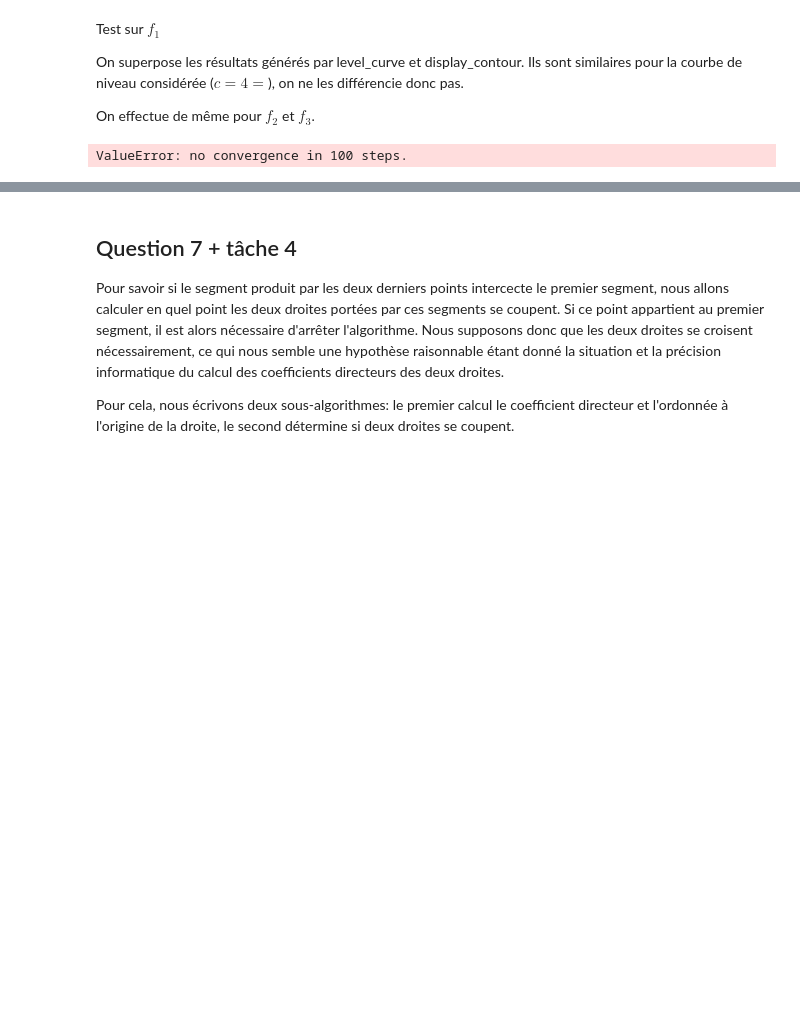
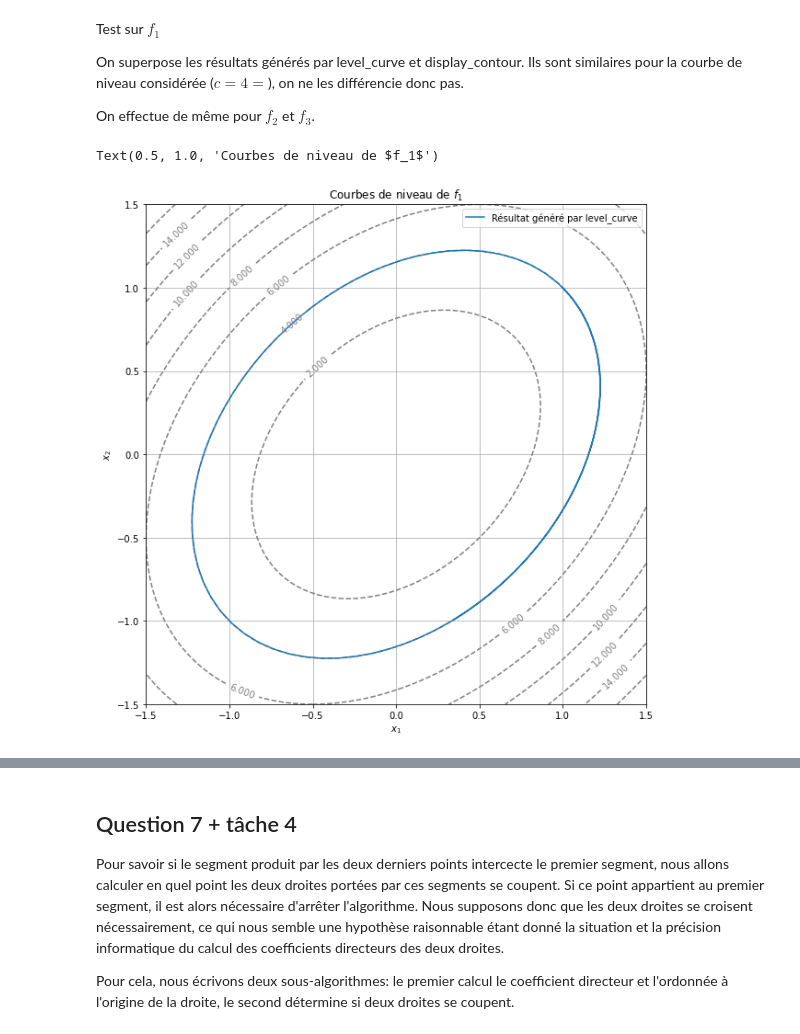
Before and after one commit to guillaume-rouy/projetm, a Jupyter notebook: Projet.ipynb, the cells around one changed output, grey strips where cells are left out. Drawn from its saved outputs; the diff is of its cells as text; code cells hidden in the pictures; blank space fills up the shorter version.

Commit message:
correction des visus graphiques de la question 6

```diff
--- a/Projet.ipynb
+++ b/Projet.ipynb
@@ -401,7 +401,7 @@ def level_curve(f, x0, y0, delta=0.1, N=1000, eps=eps):
         X=np.array([x,y])
         xc,yc=x,y
         J_F = J(F)
-        for i in range(100):
+        for i in range(1000):
             inv = np.linalg.inv(J_F(x,y))
             X = X - inv.dot(F(x,y))
             x,y = X[0], X[1]
@@ -409,13 +409,12 @@ def level_curve(f, x0, y0, delta=0.1, N=1000, eps=eps):
                 break
             xc, yc = x, y
         else:
-            raise ValueError(f"no convergence in 100 steps.")
+            raise ValueError(f"no convergence in {1000} steps.")
 
         xi,yi=x,y
         L.append([xi,yi])
     return L
 
-
 len(level_curve(f1, 1.0 , 1.0 ,delta=0.1, N=1000, eps=eps))
 # %% [output]
 1001
@@ -430,53 +429,30 @@ On effectue de même pour $f_2$ et $f_3$.
 # %%
 ##f1
 #On trace notre résultat
+c=4
+
 res = level_curve(f1, 1.0 , 1.0 ,delta=0.1, N=100, eps=eps)
 x1,y1=[],[]
 for truc in res:
     x1+=[truc[0]]
     y1+=[truc[1]]
 
 #On trace les ensembles de niveaux
 levels=10
 x2=np.linspace(-1.5, 1.5, 100)
 y2=np.linspace(-1.5, 1.5, 100)
 X, Y = np.meshgrid(x2, y2)
 Z = f1(X, Y)
 fig, ax = plt.subplots()
 contour_set = plt.contour( X, Y, Z, colors="grey", linestyles="dashed", levels=levels, label='Résultat généré par display_contour')
 ax.clabel(contour_set)
 plt.grid(True)
 plt.xlabel("$x_1$")
 plt.ylabel("$x_2$")
 plt.gca().set_aspect("equal")
 plt.plot(x1,y1, label='Résultat généré par level_curve')
 plt.legend()
 plt.title(f'Courbes de niveau de $f_1$')
-
-
-##f3
-#On trace notre résultat
-res = level_curve(f3, 0.0 , 0.0 ,delta=0.1, N=100, eps=eps)
-x1,y1=[],[]
-for truc in res:
-    x1+=[truc[0]]
-    y1+=[truc[1]]
-
-#On trace les ensembles de niveaux
-levels=10
-x2=np.linspace(-1, 3, 100)
-y2=np.linspace(-2, 2, 100)
-X, Y = np.meshgrid(x2, y2)
-Z = f3(X, Y)
-fig, ax = plt.subplots()
-contour_set = plt.contour( X, Y, Z, colors="grey", linestyles="dashed", levels=levels)
-ax.clabel(contour_set)
-plt.grid(True)
-plt.xlabel("$x_1$")
-plt.ylabel("$x_2$")
-plt.gca().set_aspect("equal")
-plt.plot(x1,y1, label='Résultat généré par level_curve')
-plt.legend()
-plt.title(f'Courbes de niveau de $f_3$')
 # %% [output]
-ValueError: no convergence in 100 steps.
+Text(0.5, 1.0, 'Courbes de niveau de $f_1$')
+[figure, added]
```
Also changed, not shown: parts of 2 cells of this notebook.
